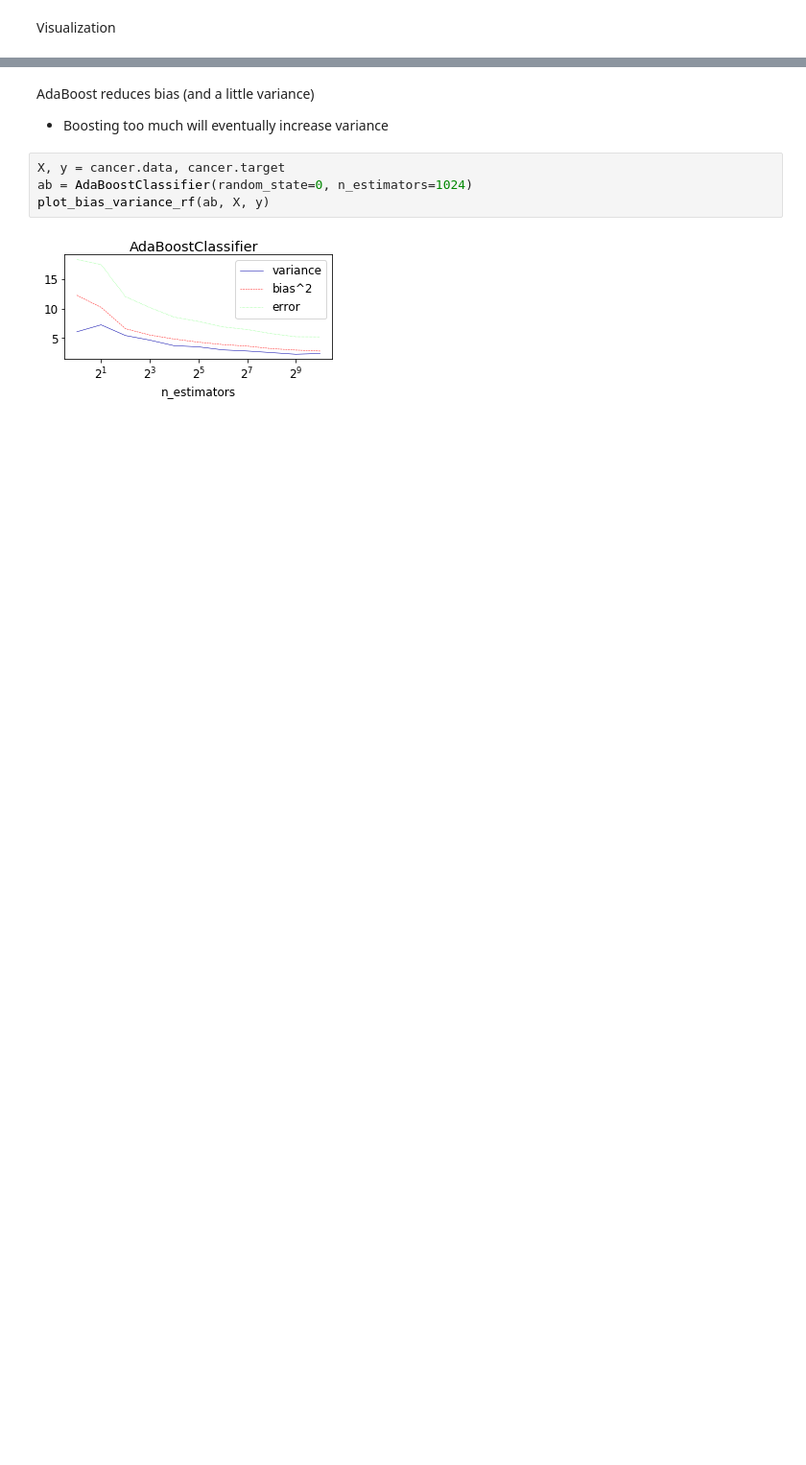
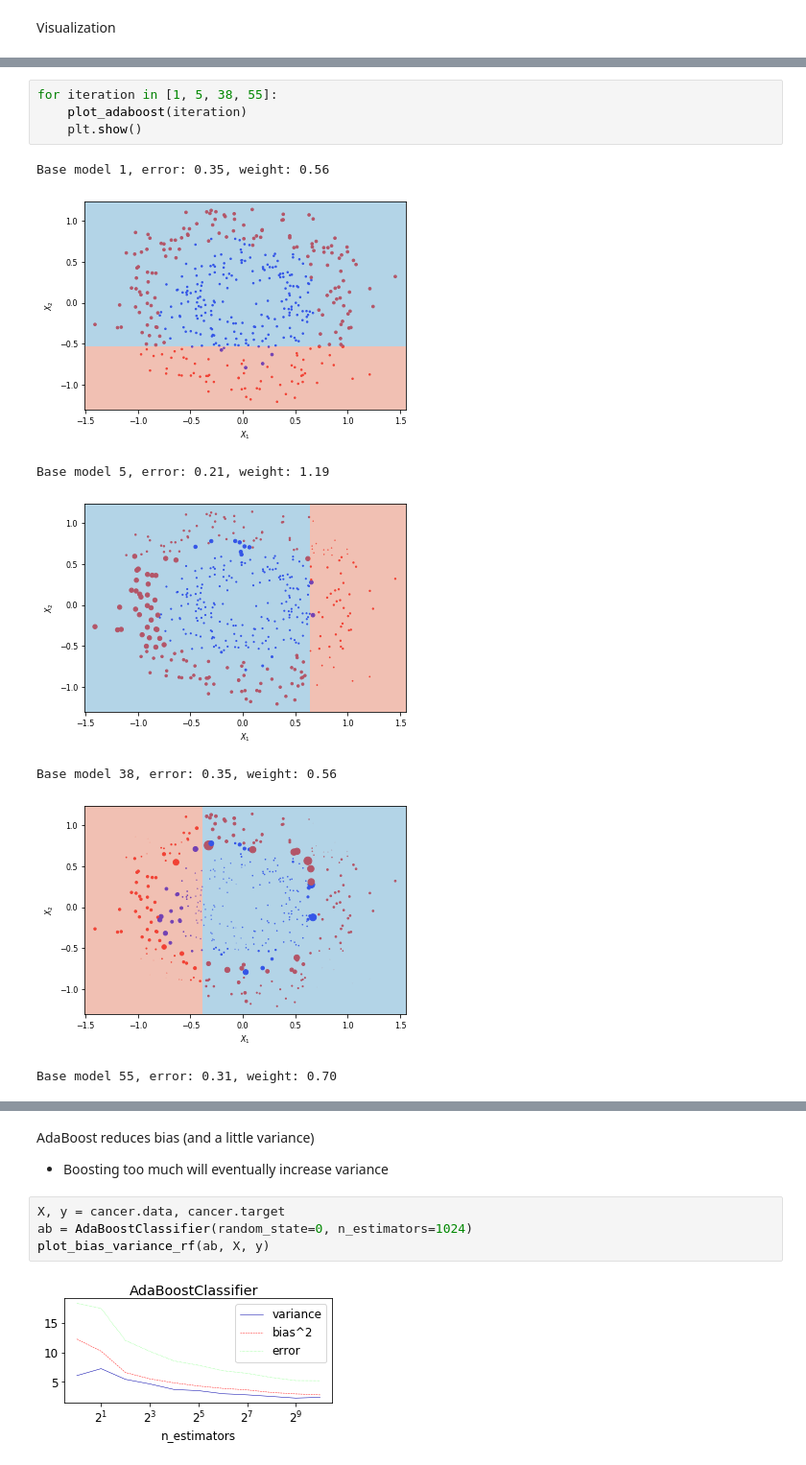
Before and after one commit to ML-course/engineer, a Jupyter notebook: notebooks/02b - Ensemble Learning.ipynb, the cells around one changed output, grey strips where cells are left out. Shown at 96% size. Drawn from its saved outputs; the diff is of its cells as text; blank space fills up the shorter version.

```diff
--- a/notebooks/02b - Ensemble Learning.ipynb
+++ b/notebooks/02b - Ensemble Learning.ipynb
@@ -386,0 +405,12 @@ interactive(children=(IntSlider(value=15, description='iteration', max=29, min=1
+# %%
+for iteration in [1, 5, 38, 55]:
+    plot_adaboost(iteration)
+    plt.show()
+# %% [output]
+Base model 1, error: 0.35, weight: 0.56
+[figure, added]
+Base model 5, error: 0.21, weight: 1.19
+[figure, added]
+Base model 38, error: 0.35, weight: 0.56
+[figure, added]
+Base model 55, error: 0.31, weight: 0.70
```
Also changed, not shown: parts of 16 cells of this notebook, 2 other files.
